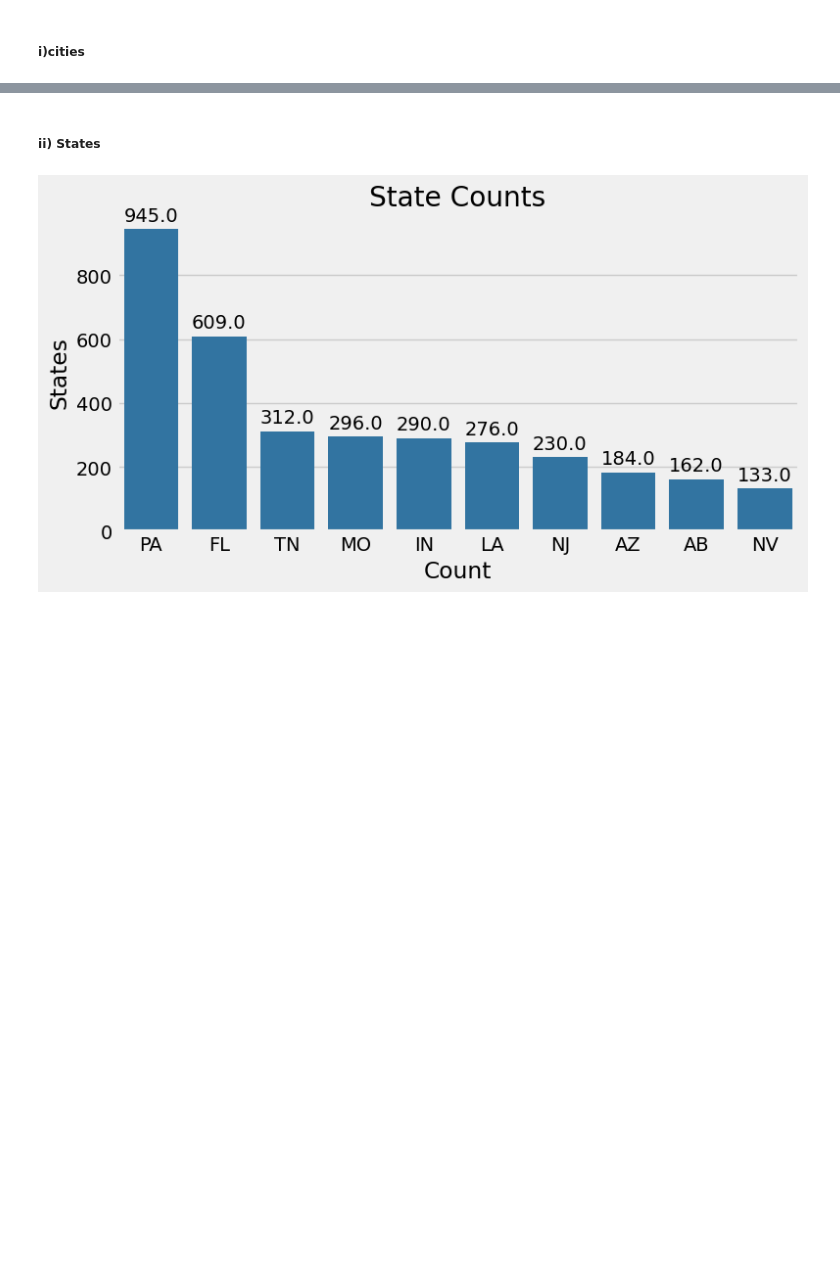
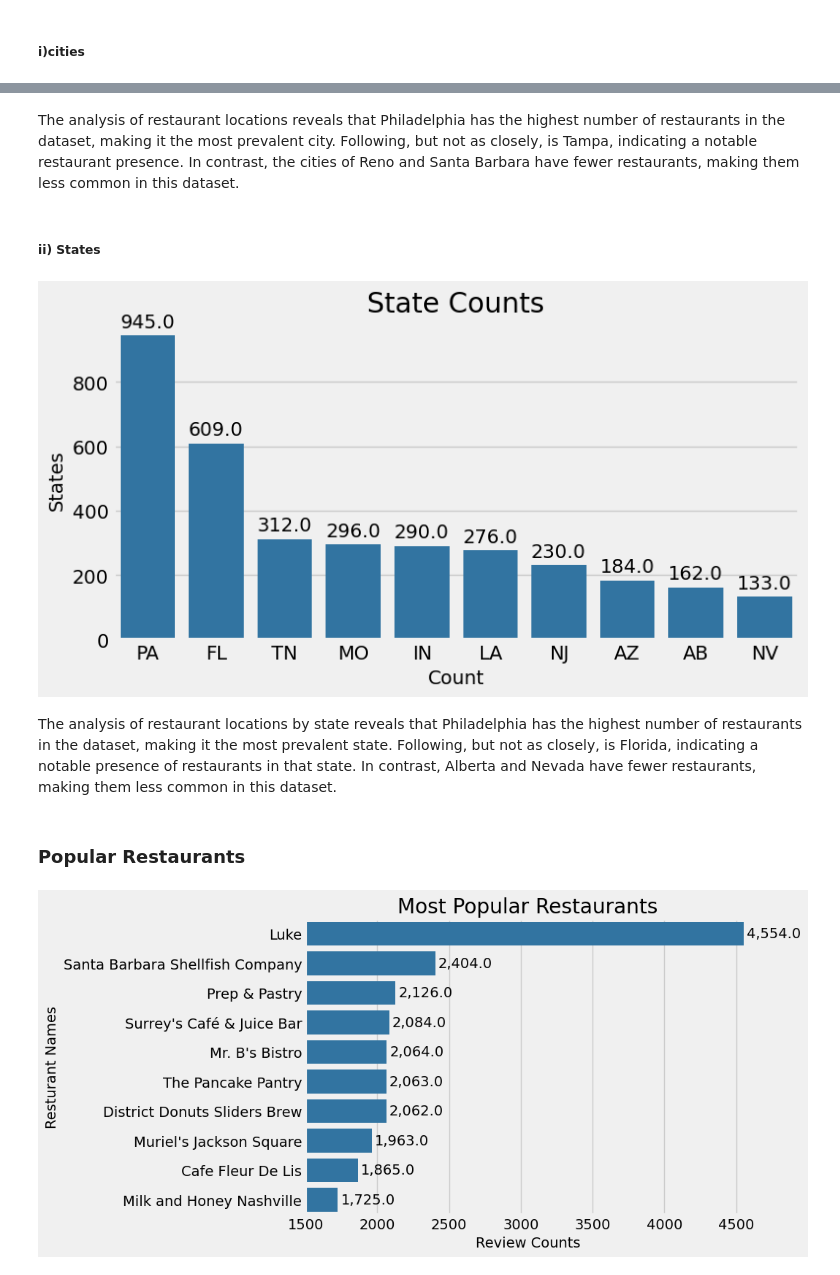
Before and after one commit to sha-ddie/Restaurant-Recommender-System, a Jupyter notebook: student.ipynb, the cells around one changed output, grey strips where cells are left out. Cells and saved outputs as stored; diff of their text form; code cells hidden in the pictures; blank space fills up the shorter version.

```diff
--- a/student.ipynb
+++ b/student.ipynb
@@ -326,7 +341,7 @@ Name: categories, Length: 54380, dtype: object
 Since our data contains several businesses other than restaurants, then w'll only selects the business that are restaurants
 # %%
 # skecting only the restaurants from our dataset
-data=data.loc[ data.categories.str.contains('Restaurants')].copy()
+data=data.loc[ data.categories.str.contains('Restaurants')].copy().reset_index(drop=True)
 data.shape
 # %% [output]
 (39334, 20)
@@ -423,11 +464,17 @@ ax.bar_label( ax.containers[0],padding=3, fmt='{:,}');
+# %% [markdown]
+The analysis of restaurant locations reveals that Philadelphia has the highest number of restaurants in the dataset, making it the most prevalent city. Following, but not as closely, is Tampa, indicating a notable restaurant presence. In contrast, the cities of Reno and Santa Barbara have fewer restaurants, making them less common in this dataset.
 # %% [markdown]
 ##### ii) States
 # %%
+# extract the location column and split it to obtain the state part
 states=location.location.apply(lambda x: x.split(',')[0].replace("State:",''))
+# count the occurrences of each state and select the top 10 states
 states=collections.Counter(states)
 states=states.most_common(10)
+# extract the state names and their respective counts for visualization
 y=[i[0] for i in states]
 x=[i[1] for i in states]
+# created a barplot to visualize the state counts
 fig, ax=plt.subplots(figsize=(8,4))
 sns.barplot( y=x,x=y , color='tab:blue')
 ax.set_ylabel("States")
@@ -435,4 +482,22 @@ ax.set_xlabel("Count")
 ax.set_title("State Counts");
 ax.bar_label( ax.containers[0],padding=3, fmt='{:,}');
 # %% [output]
-[figure, old version]
+[figure, new version]
+# %% [markdown]
+The analysis of restaurant locations by state reveals that Philadelphia has the highest number of restaurants in the dataset, making it the most prevalent state. Following, but not as closely, is Florida, indicating a notable presence of restaurants in that state. In contrast, Alberta and Nevada have fewer restaurants, making them less common in this dataset.
+# %% [markdown]
+### Popular Restaurants
+# %%
+# most popular restaurants
+
+index=data.drop_duplicates(subset='business_id').sort_values(by=['review_count','b/s_rating'],ascending=False)[:10].index
+
+fig, ax=plt.subplots(figsize=(7,5))
+sns.barplot(data=data.loc[index], x="review_count", y='name', color='tab:blue')
+ax.set_ylabel("Resturant Names")
+ax.set_xlabel("Review Counts")
+ax.set_xlim([1500,4600])
+ax.set_title("Most Popular Restaurants");
+ax.bar_label( ax.containers[0],padding=3, fmt='{:,}');
+# %% [output]
+[figure, added]
```
Also changed, not shown: parts of 51 cells of this notebook.
